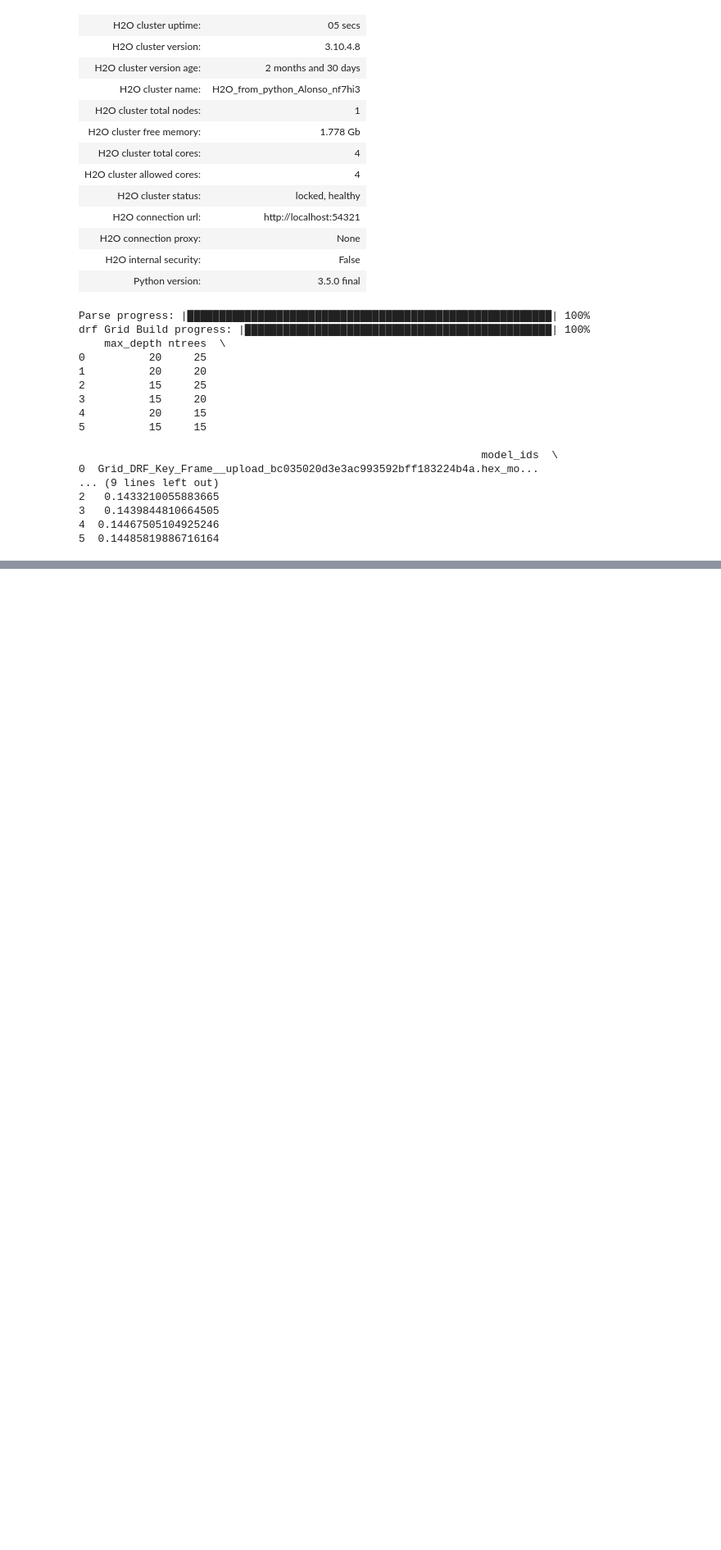
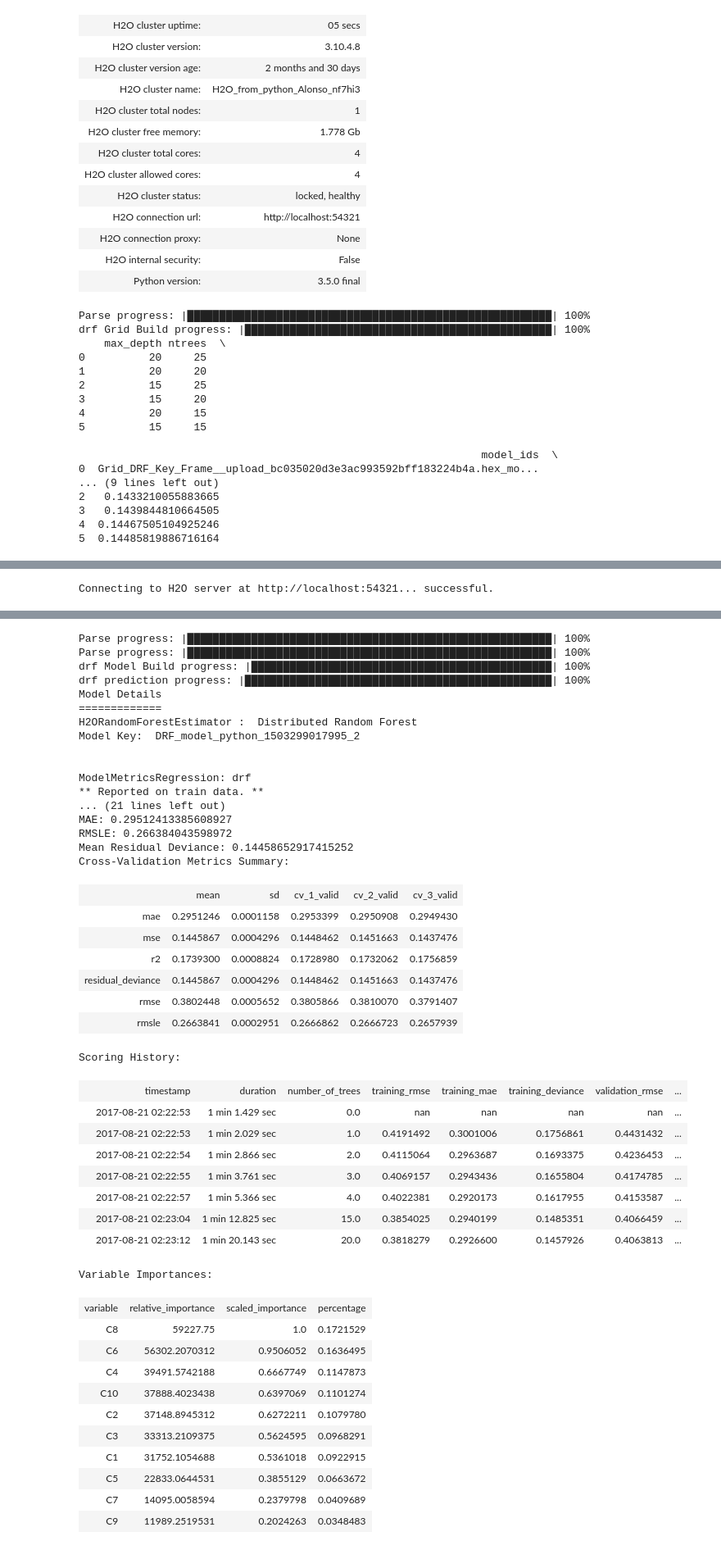
Before and after one commit to DeluxeAlonso/flight-delay-predictor, a Jupyter notebook: Notebooks/Week01.ipynb, the cells around one changed output, grey strips where cells are left out. Shown: that part at 82% size. Saved outputs shown, nothing was run; the diff lists cells and outputs as text; code cells hidden in the pictures; blank space fills up the shorter version.

Commit message:
Update Jupyter Notebook to show random forest predictions

```diff
--- a/Notebooks/Week01.ipynb
+++ b/Notebooks/Week01.ipynb
@@ -148,3 +148,12 @@ drf Grid Build progress: |██████████████████
 3   0.1439844810664505
 4  0.14467505104925246
 5  0.14485819886716164
+# %%
+training_dataset = Utils.load_processed_dataset(training_filename)
+testing_dataset = Utils.load_processed_dataset(testing_filename)
+random_forest_property_length = len(training_dataset[0].get_random_forest_property_array())
+predictions, probabilities = RandomForest.get_h2o_predictions(training_dataset, testing_dataset,
+                                                   random_forest_property_length)
+eval.show_evaluation_measure_values(testing_dataset, predictions)
+eval.show_confussion_matrix(testing_dataset, predictions)
+# %% [output]
@@ -150,0 +174 @@ drf Grid Build progress: |██████████████████
+Connecting to H2O server at http://localhost:54321... successful.
@@ -150,0 +188,45 @@ drf Grid Build progress: |██████████████████
+Parse progress: |█████████████████████████████████████████████████████████| 100%
+Parse progress: |█████████████████████████████████████████████████████████| 100%
+drf Model Build progress: |███████████████████████████████████████████████| 100%
+drf prediction progress: |████████████████████████████████████████████████| 100%
+Model Details
+=============
+H2ORandomForestEstimator :  Distributed Random Forest
+Model Key:  DRF_model_python_1503299017995_2
+
+
+ModelMetricsRegression: drf
+** Reported on train data. **
+... (21 lines left out)
+MAE: 0.29512413385608927
+RMSLE: 0.266384043598972
+Mean Residual Deviance: 0.14458652917415252
+Cross-Validation Metrics Summary:
+|  | mean | sd | cv_1_valid | cv_2_valid | cv_3_valid |
+| mae | 0.2951246 | 0.0001158 | 0.2953399 | 0.2950908 | 0.2949430 |
+| mse | 0.1445867 | 0.0004296 | 0.1448462 | 0.1451663 | 0.1437476 |
+| r2 | 0.1739300 | 0.0008824 | 0.1728980 | 0.1732062 | 0.1756859 |
+| residual_deviance | 0.1445867 | 0.0004296 | 0.1448462 | 0.1451663 | 0.1437476 |
+| rmse | 0.3802448 | 0.0005652 | 0.3805866 | 0.3810070 | 0.3791407 |
+| rmsle | 0.2663841 | 0.0002951 | 0.2666862 | 0.2666723 | 0.2657939 |
+Scoring History:
+|  | timestamp | duration | number_of_trees | training_rmse | training_mae | training_deviance | validation_rmse | ... |
+|  | 2017-08-21 02:22:53 | 1 min 1.429 sec | 0.0 | nan | nan | nan | nan | ... |
+|  | 2017-08-21 02:22:53 | 1 min 2.029 sec | 1.0 | 0.4191492 | 0.3001006 | 0.1756861 | 0.4431432 | ... |
+|  | 2017-08-21 02:22:54 | 1 min 2.866 sec | 2.0 | 0.4115064 | 0.2963687 | 0.1693375 | 0.4236453 | ... |
+|  | 2017-08-21 02:22:55 | 1 min 3.761 sec | 3.0 | 0.4069157 | 0.2943436 | 0.1655804 | 0.4174785 | ... |
+|  | 2017-08-21 02:22:57 | 1 min 5.366 sec | 4.0 | 0.4022381 | 0.2920173 | 0.1617955 | 0.4153587 | ... |
+|  | 2017-08-21 02:23:04 | 1 min 12.825 sec | 15.0 | 0.3854025 | 0.2940199 | 0.1485351 | 0.4066459 | ... |
+|  | 2017-08-21 02:23:12 | 1 min 20.143 sec | 20.0 | 0.3818279 | 0.2926600 | 0.1457926 | 0.4063813 | ... |
+Variable Importances:
+| variable | relative_importance | scaled_importance | percentage |
+| C8 | 59227.75 | 1.0 | 0.1721529 |
+| C6 | 56302.2070312 | 0.9506052 | 0.1636495 |
+| C4 | 39491.5742188 | 0.6667749 | 0.1147873 |
+| C10 | 37888.4023438 | 0.6397069 | 0.1101274 |
+| C2 | 37148.8945312 | 0.6272211 | 0.1079780 |
+| C3 | 33313.2109375 | 0.5624595 | 0.0968291 |
+| C1 | 31752.1054688 | 0.5361018 | 0.0922915 |
+| C5 | 22833.0644531 | 0.3855129 | 0.0663672 |
+| C7 | 14095.0058594 | 0.2379798 | 0.0409689 |
+| C9 | 11989.2519531 | 0.2024263 | 0.0348483 |
```
Also changed, not shown: parts of 2 cells of this notebook, 4 other files.
